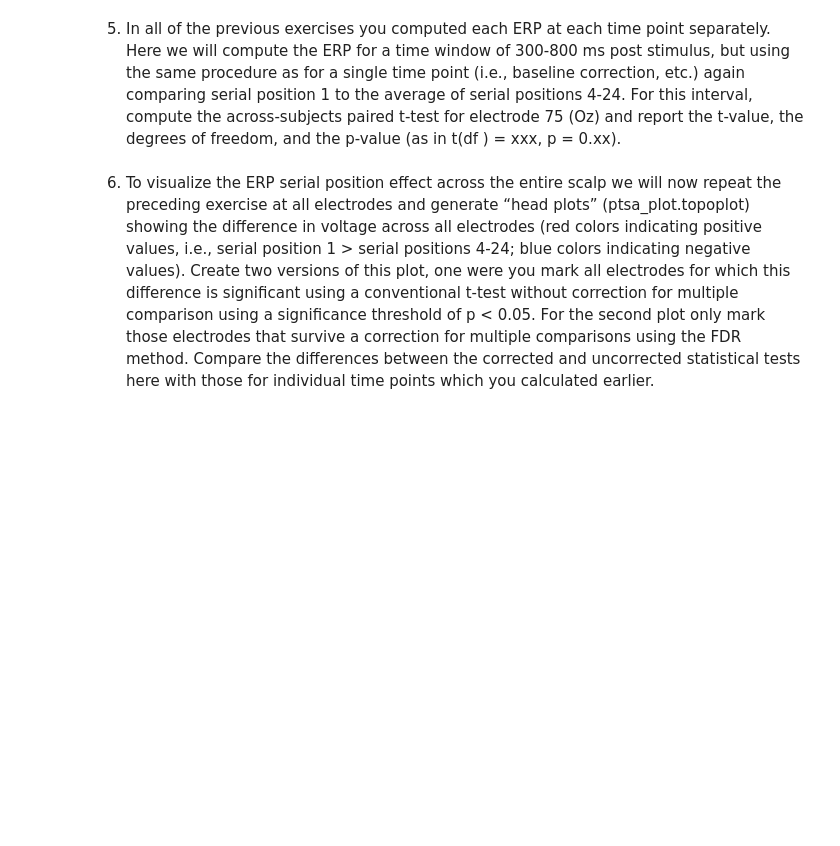
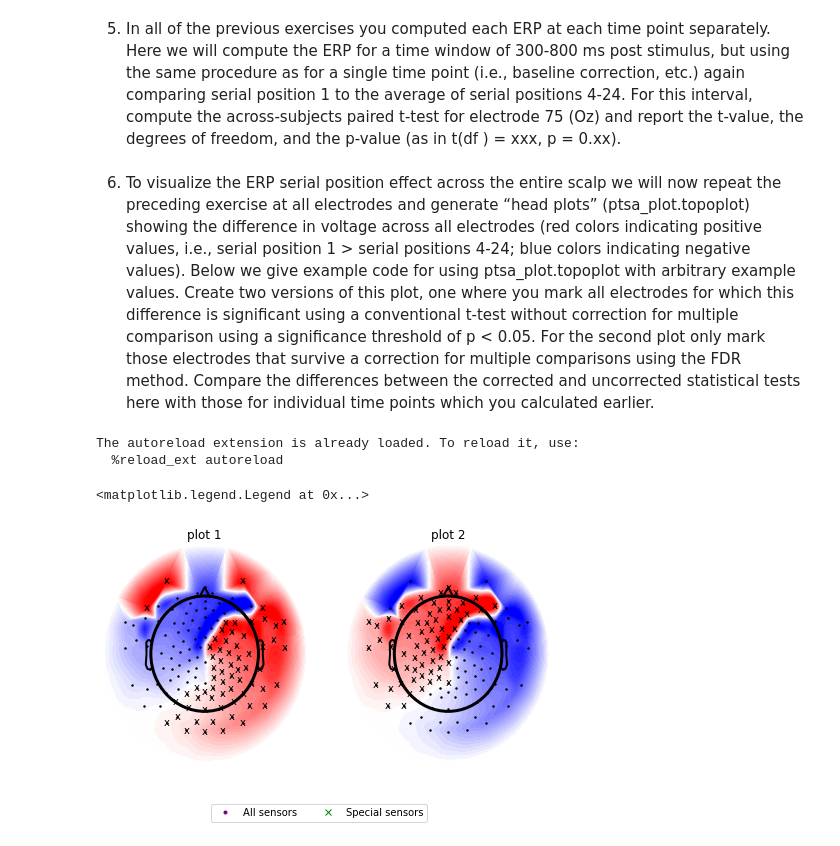
Before and after one commit to pennmem/COGS4290_DataMemoryBrains, a Jupyter notebook: Assignment2_ERPs.ipynb, the cells around one changed output. Cells and saved outputs as stored; diff of their text form; code cells hidden in the pictures; blank space fills up the shorter version.

```diff
--- a/Assignment2_ERPs.ipynb
+++ b/Assignment2_ERPs.ipynb
@@ -486,4 +506,68 @@ I and II should be done on data from this electrode.
 # %% [markdown]
 5. In all of the previous exercises you computed each ERP at each time point separately. Here we will compute the ERP for a time window of 300-800 ms post stimulus, but using the same procedure as for a single time point (i.e., baseline correction, etc.) again comparing serial position 1 to the average of serial positions 4-24. For this interval, compute the across-subjects paired t-test for electrode 75 (Oz) and report the t-value, the degrees of freedom, and the p-value (as in t(df ) = xxx, p = 0.xx).
 # %% [markdown]
-6. To visualize the ERP serial position effect across the entire scalp we will now repeat the preceding exercise at all electrodes and generate “head plots” (ptsa_plot.topoplot) showing the difference in voltage across all electrodes (red colors indicating positive values, i.e., serial position 1 > serial positions 4-24; blue colors indicating negative values). Create two versions of this plot, one were you mark all electrodes for which this difference is significant using a conventional t-test without correction for multiple comparison using a significance threshold of p < 0.05. For the second plot only mark those electrodes that survive a correction for multiple comparisons using the FDR method. Compare the differences between the corrected and uncorrected statistical tests here with those for individual time points which you calculated earlier.
+6. To visualize the ERP serial position effect across the entire scalp we will now repeat the preceding exercise at all electrodes and generate “head plots” (ptsa_plot.topoplot) showing the difference in voltage across all electrodes (red colors indicating positive values, i.e., serial position 1 > serial positions 4-24; blue colors indicating negative values). Below we give example code for using ptsa_plot.topoplot with arbitrary example values. Create two versions of this plot, one where you mark all electrodes for which this difference is significant using a conventional t-test without correction for multiple comparison using a significance threshold of p < 0.05. For the second plot only mark those electrodes that survive a correction for multiple comparisons using the FDR method. Compare the differences between the corrected and uncorrected statistical tests here with those for individual time points which you calculated earlier.
+# %%
+# example code for using ptsa_plot.topoplot
+
+import numpy as np
+import matplotlib.pyplot as plt
+import os
+
+%matplotlib inline
+%load_ext autoreload
+%autoreload 2
+
+from ptsa_plot.ptsa_plot.topo import topoplot
+
+# load channel plot coordinates
+with open('./ptsa_plot/ptsa_plot/electrode_layouts/HCGSN128.dat', 'r') as sensorfile:
+    angles, radii = sensorfile.readlines()
+    sensors = (np.r_[np.array([float(a)
+                               for a in angles.strip().split()]), 0],
+               np.r_[[float(r) for r in radii.strip().split()], 0])
+
+# examples channels for demonstration
+n_channels = 128
+channel_indices = np.arange(n_channels)
+
+# just channels in our loaded EEG; use this for your actual plots
+# channel_indices = np.array([np.int(c.values.tolist()[1:]) for c in list_eeg['channel']]) - 1 # keep this minus 1 for alignment
+# n_channels = len(channel_indices)
+
+cleaned_sensors = tuple(s[channel_indices] for s in sensors)
+
+vmax = 0.6
+vmin = -vmax
+
+# create example values to plot
+values = np.arange(n_channels) / n_channels * (vmax - vmin) + vmin
+
+fig, axs = plt.subplots(1, 2, figsize=(8, 4))
+
+# plot smoothed heat map of sensor values with sensors plotted as dots
+topoplot(sensors=cleaned_sensors, values=values,
+         axes=axs[0], cmap='bwr', sensor_props={'marker': '.'},
+         vmin=vmin, vmax=vmax, levels=np.linspace(vmin, vmax, 50),
+         labels=np.array(['x'  if v > np.mean(values) else ' ' for v in values]))
+axs[0].set_title('plot 1')
+
+# another example plot
+topoplot(sensors=cleaned_sensors, values=-values,
+         axes=axs[1], cmap='bwr', sensor_props={'marker': '.'},
+         vmin=vmin, vmax=vmax, levels=np.linspace(vmin, vmax, 50),
+         labels=np.array(['x'  if v < np.mean(values) else ' ' for v in values]))
+axs[1].set_title('plot 2')
+
+#### Add legend to the plots
+marker_dot = plt.plot([], marker=".", ls="", color="purple")[0]
+marker_x = plt.plot([], marker="x", ls="", color="green")[0]
+
+fig.legend([marker_dot, marker_x],
+           ['All sensors', 'Special sensors'],
+           loc='center', bbox_to_anchor=(0.5, -0.05), ncol=2)
+# %% [output]
+The autoreload extension is already loaded. To reload it, use:
+  %reload_ext autoreload
+<matplotlib.legend.Legend at 0x...>
+[figure, added]
```
Also changed, not shown: parts of 6 cells of this notebook, 3 other files.
